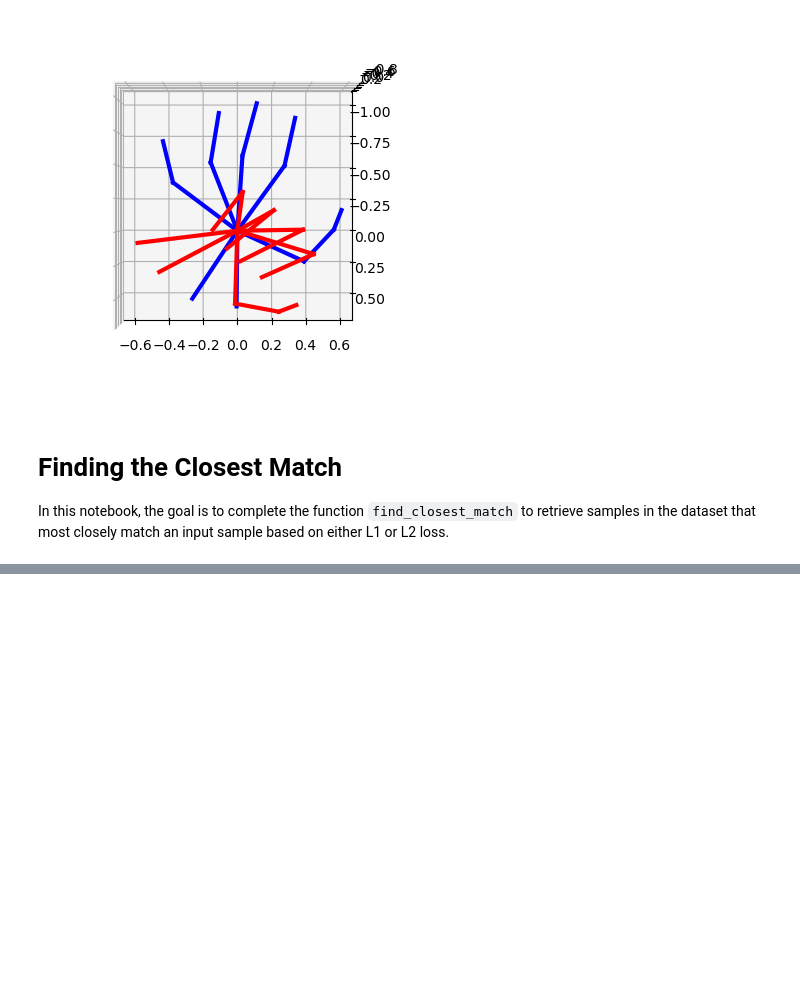
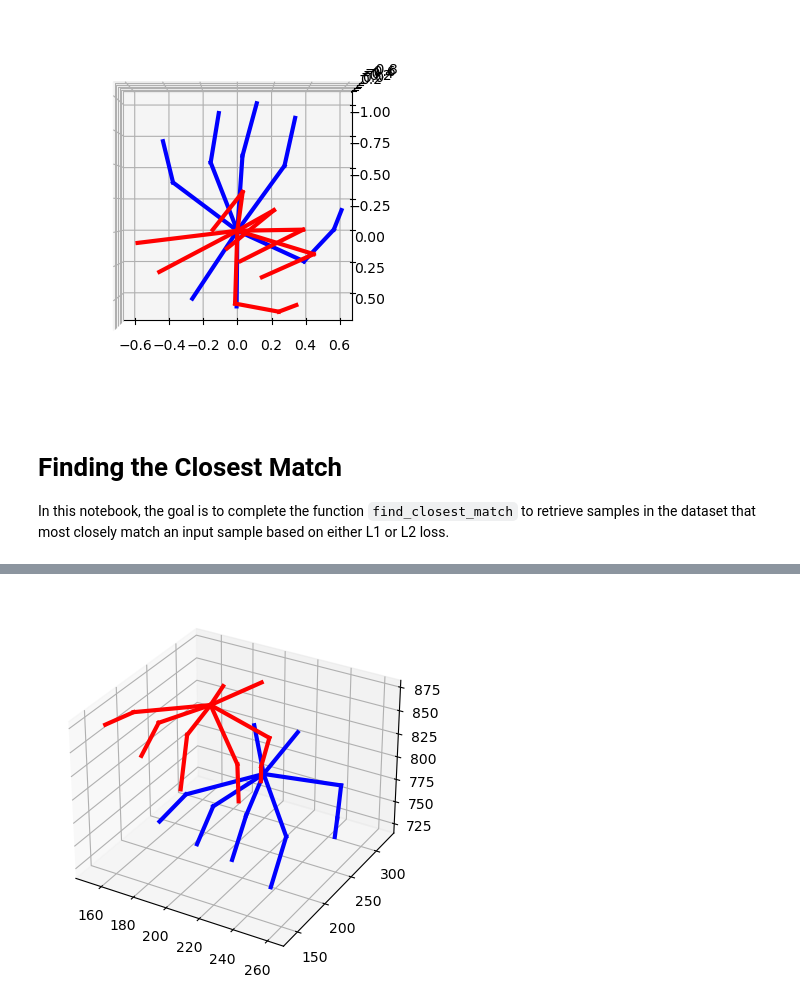
Before and after one commit to rm206/cse3380, a Jupyter notebook: assignment5/Hand_Pose_Search.ipynb, the cells around one changed output, grey strips where cells are left out. Drawn from its saved outputs; the diff is of its cells as text; code cells hidden in the pictures; blank space fills up the shorter version.

```diff
--- a/assignment5/Hand_Pose_Search.ipynb
+++ b/assignment5/Hand_Pose_Search.ipynb
@@ -115,0 +133,13 @@ plot_hands3d(ax, match, 'r')
+# %%
+# Search for the closest match
+input_idx = 50
+input_sample = test_dataset[input_idx]
+match = find_closest_match(input_sample, train_dataset, computeL2Loss)
+
+# Visualize Results
+fig = plt.figure()
+ax = fig.add_subplot(111, projection='3d')
+plot_hands3d(ax, input_sample, 'b')
+plot_hands3d(ax, match, 'r')
+# %% [output]
+[figure, added]
```
Also changed, not shown: parts of 3 cells of this notebook, 1 other file.
